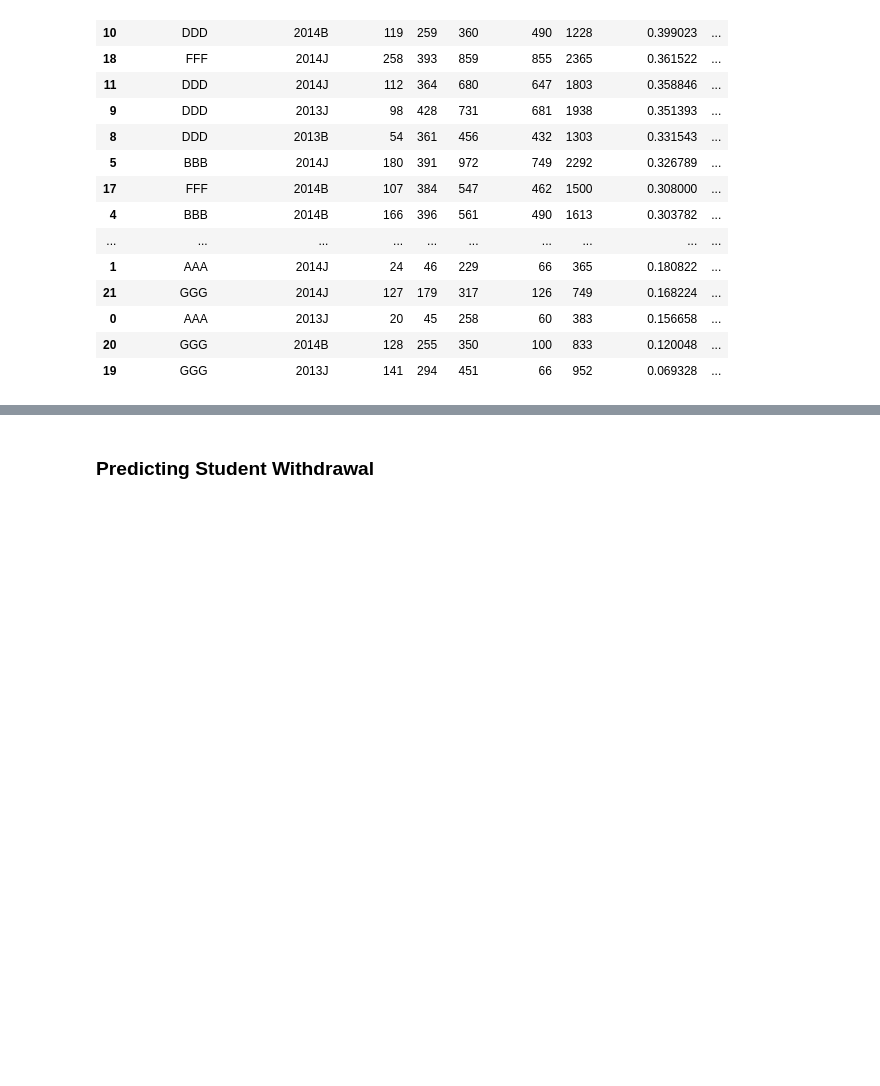
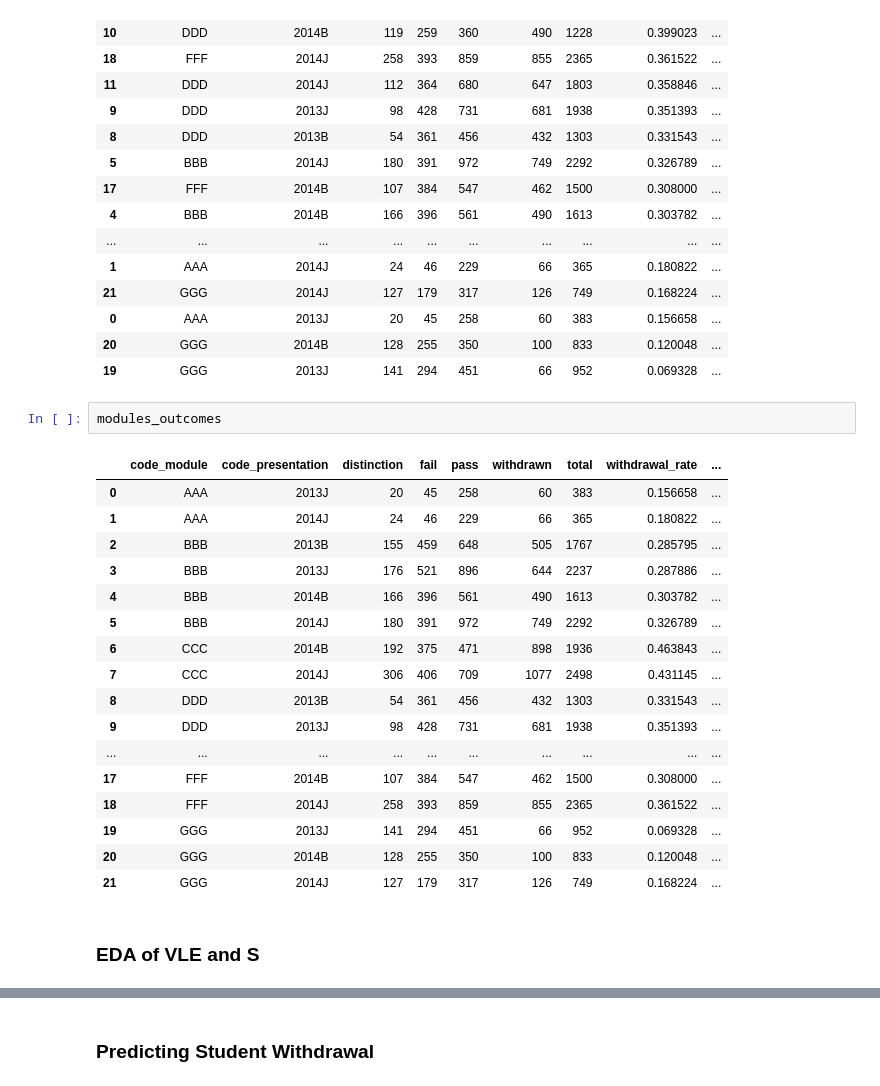
Before and after one commit to masha-vasilenko/oulad_analytics, a Jupyter notebook: adobe_oulad_challenge.ipynb, the cells around one changed output, grey strips where cells are left out. Saved outputs shown, nothing was run; the diff lists cells and outputs as text; blank space fills up the shorter version.

```diff
--- a/adobe_oulad_challenge.ipynb
+++ b/adobe_oulad_challenge.ipynb
@@ -1143,3 +1623,25 @@ modules_outcomes.sort_values(by='withdrawal_rate', ascending=False)
 | 0 | AAA | 2013J | 20 | 45 | 258 | 60 | 383 | 0.156658 | ... |
 | 20 | GGG | 2014B | 128 | 255 | 350 | 100 | 833 | 0.120048 | ... |
 | 19 | GGG | 2013J | 141 | 294 | 451 | 66 | 952 | 0.069328 | ... |
+# %%
+modules_outcomes
+# %% [output]
+|  | code_module | code_presentation | distinction | fail | pass | withdrawn | total | withdrawal_rate | ... |
+| 0 | AAA | 2013J | 20 | 45 | 258 | 60 | 383 | 0.156658 | ... |
+| 1 | AAA | 2014J | 24 | 46 | 229 | 66 | 365 | 0.180822 | ... |
+| 2 | BBB | 2013B | 155 | 459 | 648 | 505 | 1767 | 0.285795 | ... |
+| 3 | BBB | 2013J | 176 | 521 | 896 | 644 | 2237 | 0.287886 | ... |
+| 4 | BBB | 2014B | 166 | 396 | 561 | 490 | 1613 | 0.303782 | ... |
+| 5 | BBB | 2014J | 180 | 391 | 972 | 749 | 2292 | 0.326789 | ... |
+| 6 | CCC | 2014B | 192 | 375 | 471 | 898 | 1936 | 0.463843 | ... |
+| 7 | CCC | 2014J | 306 | 406 | 709 | 1077 | 2498 | 0.431145 | ... |
+| 8 | DDD | 2013B | 54 | 361 | 456 | 432 | 1303 | 0.331543 | ... |
+| 9 | DDD | 2013J | 98 | 428 | 731 | 681 | 1938 | 0.351393 | ... |
+| ... | ... | ... | ... | ... | ... | ... | ... | ... | ... |
+| 17 | FFF | 2014B | 107 | 384 | 547 | 462 | 1500 | 0.308000 | ... |
+| 18 | FFF | 2014J | 258 | 393 | 859 | 855 | 2365 | 0.361522 | ... |
+| 19 | GGG | 2013J | 141 | 294 | 451 | 66 | 952 | 0.069328 | ... |
+| 20 | GGG | 2014B | 128 | 255 | 350 | 100 | 833 | 0.120048 | ... |
+| 21 | GGG | 2014J | 127 | 179 | 317 | 126 | 749 | 0.168224 | ... |
+# %% [markdown]
+### EDA of VLE and S
```
Also changed, not shown: parts of 118 cells of this notebook.
